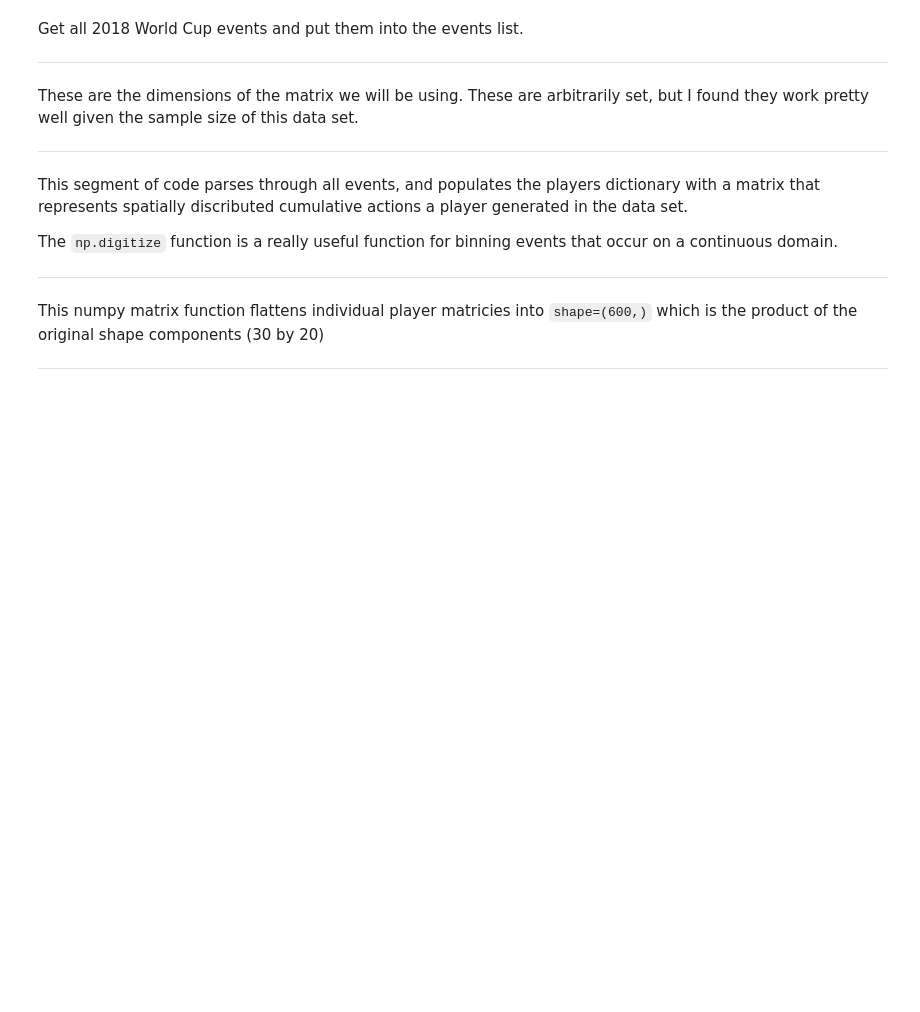
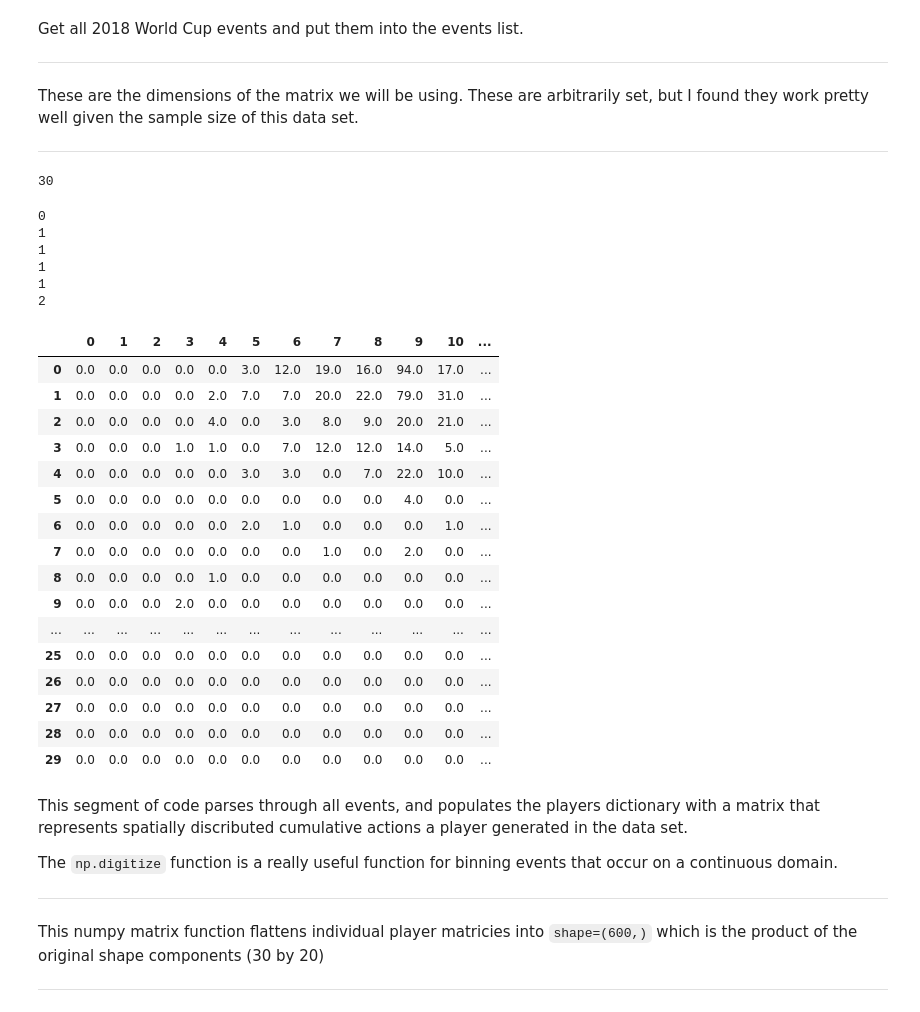
Before and after one commit to tonyelhabr/footyball, a Jupyter notebook: src/non_neg_matrix_factorization.ipynb, the cells around one changed output. Drawn from its saved outputs; the diff is of its cells as text; code cells hidden in the pictures; blank space fills up the shorter version.

```diff
--- a/src/non_neg_matrix_factorization.ipynb
+++ b/src/non_neg_matrix_factorization.ipynb
@@ -64,6 +105,48 @@ for e in events:
             players[player_id][x_bin][y_bin] += 1
         except:
             pass
+# %%
+
+# df = pd.DataFrame(players)
+player1 = players[3509]
+# [print(k) for k,v in players.items()]
+len(player1)
+# %% [output]
+30
+# %%
+print(np.digitize(0, np.array([0, 4, 8]), right=True))
+print(np.digitize(0, np.array([0, 4, 8]), right=False))
+print(np.digitize(2, np.array([0, 4, 8]), right=True))
+print(np.digitize(2, np.array([0, 4, 8]), right=False))
+print(np.digitize(4, np.array([0, 4, 8]), right=True))
+print(np.digitize(4, np.array([0, 4, 8]), right=False))
+# %% [output]
+0
+1
+1
+1
+1
+2
+# %%
+pd.DataFrame(player1)
+# %% [output]
+|  | 0 | 1 | 2 | 3 | 4 | 5 | 6 | 7 | 8 | 9 | 10 | ... |
+| 0 | 0.0 | 0.0 | 0.0 | 0.0 | 0.0 | 3.0 | 12.0 | 19.0 | 16.0 | 94.0 | 17.0 | ... |
+| 1 | 0.0 | 0.0 | 0.0 | 0.0 | 2.0 | 7.0 | 7.0 | 20.0 | 22.0 | 79.0 | 31.0 | ... |
+| 2 | 0.0 | 0.0 | 0.0 | 0.0 | 4.0 | 0.0 | 3.0 | 8.0 | 9.0 | 20.0 | 21.0 | ... |
+| 3 | 0.0 | 0.0 | 0.0 | 1.0 | 1.0 | 0.0 | 7.0 | 12.0 | 12.0 | 14.0 | 5.0 | ... |
+| 4 | 0.0 | 0.0 | 0.0 | 0.0 | 0.0 | 3.0 | 3.0 | 0.0 | 7.0 | 22.0 | 10.0 | ... |
+| 5 | 0.0 | 0.0 | 0.0 | 0.0 | 0.0 | 0.0 | 0.0 | 0.0 | 0.0 | 4.0 | 0.0 | ... |
+| 6 | 0.0 | 0.0 | 0.0 | 0.0 | 0.0 | 2.0 | 1.0 | 0.0 | 0.0 | 0.0 | 1.0 | ... |
+| 7 | 0.0 | 0.0 | 0.0 | 0.0 | 0.0 | 0.0 | 0.0 | 1.0 | 0.0 | 2.0 | 0.0 | ... |
+| 8 | 0.0 | 0.0 | 0.0 | 0.0 | 1.0 | 0.0 | 0.0 | 0.0 | 0.0 | 0.0 | 0.0 | ... |
+| 9 | 0.0 | 0.0 | 0.0 | 2.0 | 0.0 | 0.0 | 0.0 | 0.0 | 0.0 | 0.0 | 0.0 | ... |
+| ... | ... | ... | ... | ... | ... | ... | ... | ... | ... | ... | ... | ... |
+| 25 | 0.0 | 0.0 | 0.0 | 0.0 | 0.0 | 0.0 | 0.0 | 0.0 | 0.0 | 0.0 | 0.0 | ... |
+| 26 | 0.0 | 0.0 | 0.0 | 0.0 | 0.0 | 0.0 | 0.0 | 0.0 | 0.0 | 0.0 | 0.0 | ... |
+| 27 | 0.0 | 0.0 | 0.0 | 0.0 | 0.0 | 0.0 | 0.0 | 0.0 | 0.0 | 0.0 | 0.0 | ... |
+| 28 | 0.0 | 0.0 | 0.0 | 0.0 | 0.0 | 0.0 | 0.0 | 0.0 | 0.0 | 0.0 | 0.0 | ... |
+| 29 | 0.0 | 0.0 | 0.0 | 0.0 | 0.0 | 0.0 | 0.0 | 0.0 | 0.0 | 0.0 | 0.0 | ... |
 # %% [markdown]
 This segment of code parses through all events, and populates the players dictionary with a matrix that represents spatially discributed cumulative actions a player generated in the data set.
 
```
Also changed, not shown: parts of 11 cells of this notebook, 18 other files.
